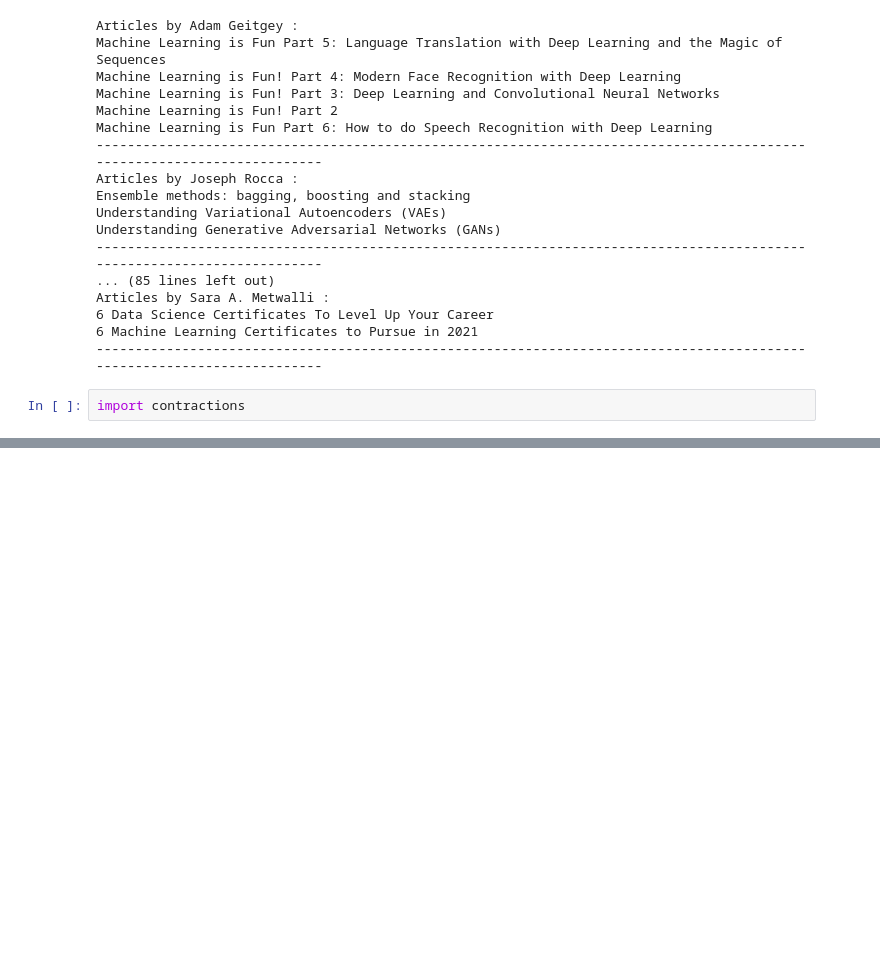
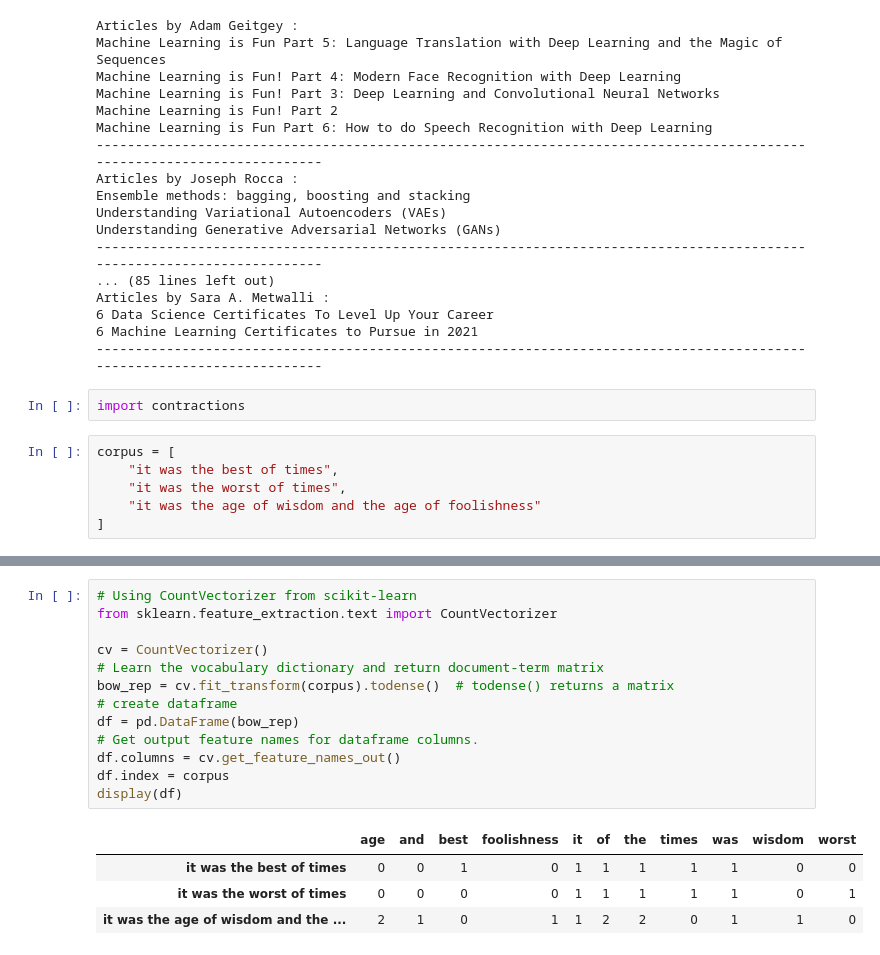
Before and after one commit to iopenattheclose/medium, a Jupyter notebook: text_representation.ipynb, the cells around one changed output, grey strips where cells are left out. Saved outputs shown, nothing was run; the diff lists cells and outputs as text; blank space fills up the shorter version.

```diff
--- a/text_representation.ipynb
+++ b/text_representation.ipynb
@@ -84,3 +129,9 @@ Articles by Sara A. Metwalli :
 ------------------------------------------------------------------------------------------------------------------------
 # %%
 import contractions
+# %%
+corpus = [
+    "it was the best of times",
+    "it was the worst of times",
+    "it was the age of wisdom and the age of foolishness"
+]
@@ -86,0 +148,18 @@ import contractions
+# %%
+# Using CountVectorizer from scikit-learn
+from sklearn.feature_extraction.text import CountVectorizer
+
+cv = CountVectorizer()
+# Learn the vocabulary dictionary and return document-term matrix
+bow_rep = cv.fit_transform(corpus).todense()  # todense() returns a matrix
+# create dataframe
+df = pd.DataFrame(bow_rep)
+# Get output feature names for dataframe columns.
+df.columns = cv.get_feature_names_out()
+df.index = corpus
+display(df)
+# %% [output]
+|  | age | and | best | foolishness | it | of | the | times | was | wisdom | worst |
+| it was the best of times | 0 | 0 | 1 | 0 | 1 | 1 | 1 | 1 | 1 | 0 | 0 |
+| it was the worst of times | 0 | 0 | 0 | 0 | 1 | 1 | 1 | 1 | 1 | 0 | 1 |
+| it was the age of wisdom and the ... | 2 | 1 | 0 | 1 | 1 | 2 | 2 | 0 | 1 | 1 | 0 |
```
Also changed, not shown: parts of 4 cells of this notebook.
